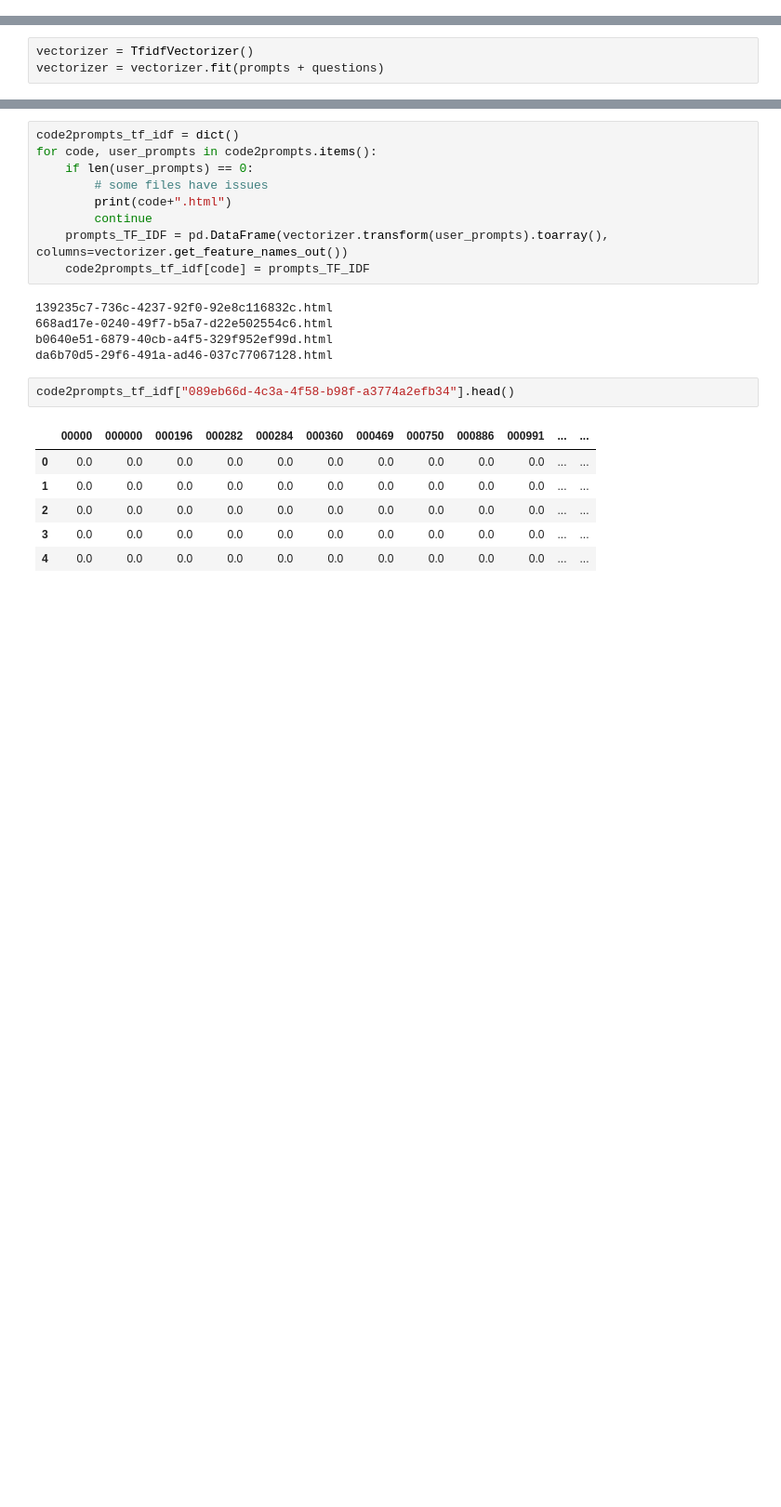
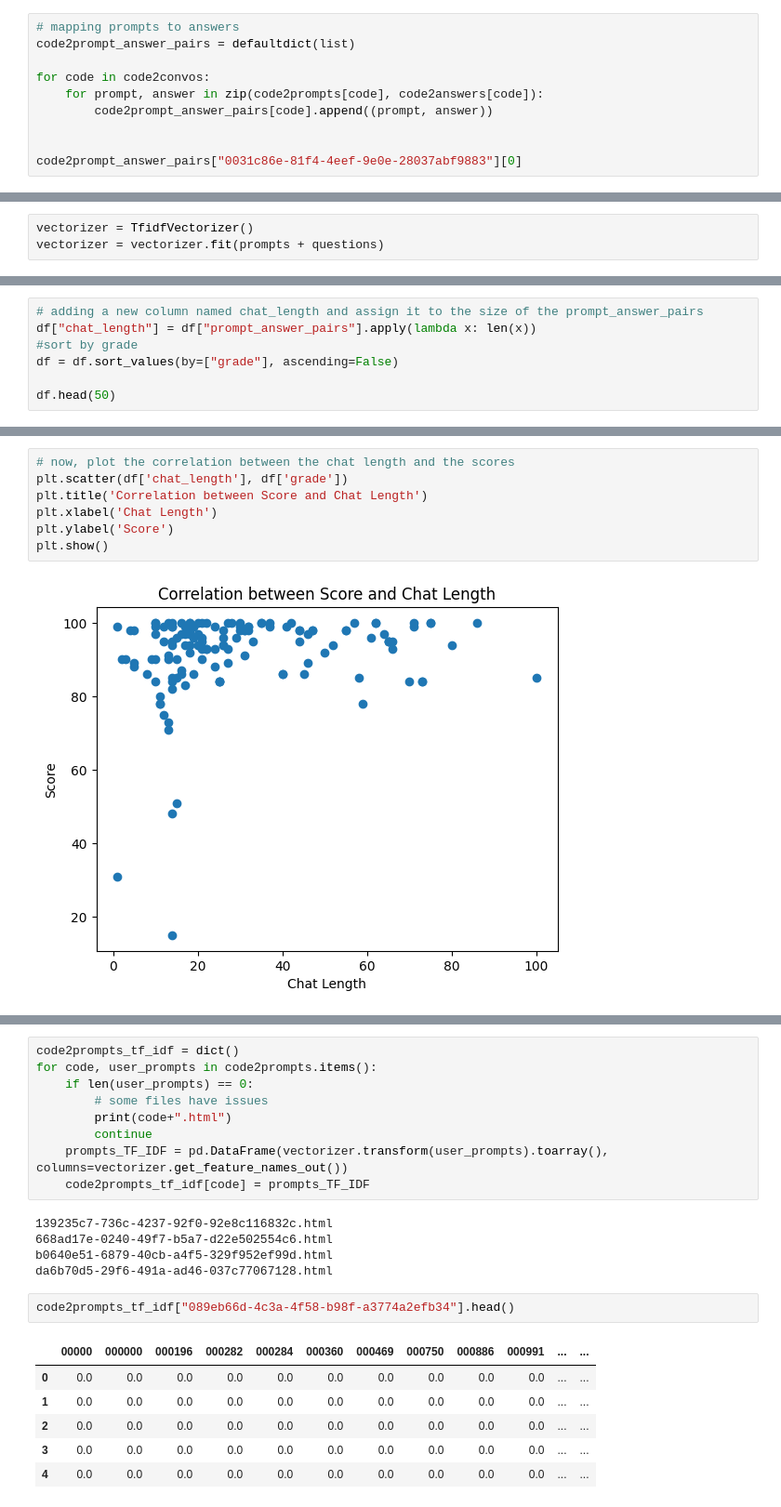
Before and after one commit to aydinaydemir/sabanciUniv-cs412-hw-score-prediction-term-project, a Jupyter notebook: hw_score_predict.ipynb, the cells around one changed output, grey strips where cells are left out. Shown at 93% size. Drawn from its saved outputs; the diff is of its cells as text; blank space fills up the shorter version.

```diff
--- a/hw_score_predict.ipynb
+++ b/hw_score_predict.ipynb
@@ -114,0 +102,10 @@ answers[0]
+# %%
+# mapping prompts to answers
+code2prompt_answer_pairs = defaultdict(list)
+
+for code in code2convos:
+    for prompt, answer in zip(code2prompts[code], code2answers[code]):
+        code2prompt_answer_pairs[code].append((prompt, answer))
+
+
+code2prompt_answer_pairs["0031c86e-81f4-4eef-9e0e-28037abf9883"][0]
@@ -196,0 +292,7 @@ questions_TF_IDF.head()
+# %%
+# adding a new column named chat_length and assign it to the size of the prompt_answer_pairs
+df["chat_length"] = df["prompt_answer_pairs"].apply(lambda x: len(x))
+#sort by grade
+df = df.sort_values(by=["grade"], ascending=False)
+
+df.head(50)
@@ -196,0 +317,9 @@ questions_TF_IDF.head()
+# %%
+# now, plot the correlation between the chat length and the scores
+plt.scatter(df['chat_length'], df['grade'])
+plt.title('Correlation between Score and Chat Length')
+plt.xlabel('Chat Length')
+plt.ylabel('Score')
+plt.show()
+# %% [output]
+[figure, added]
```
Also changed, not shown: parts of 17 cells of this notebook, 3 other files.
